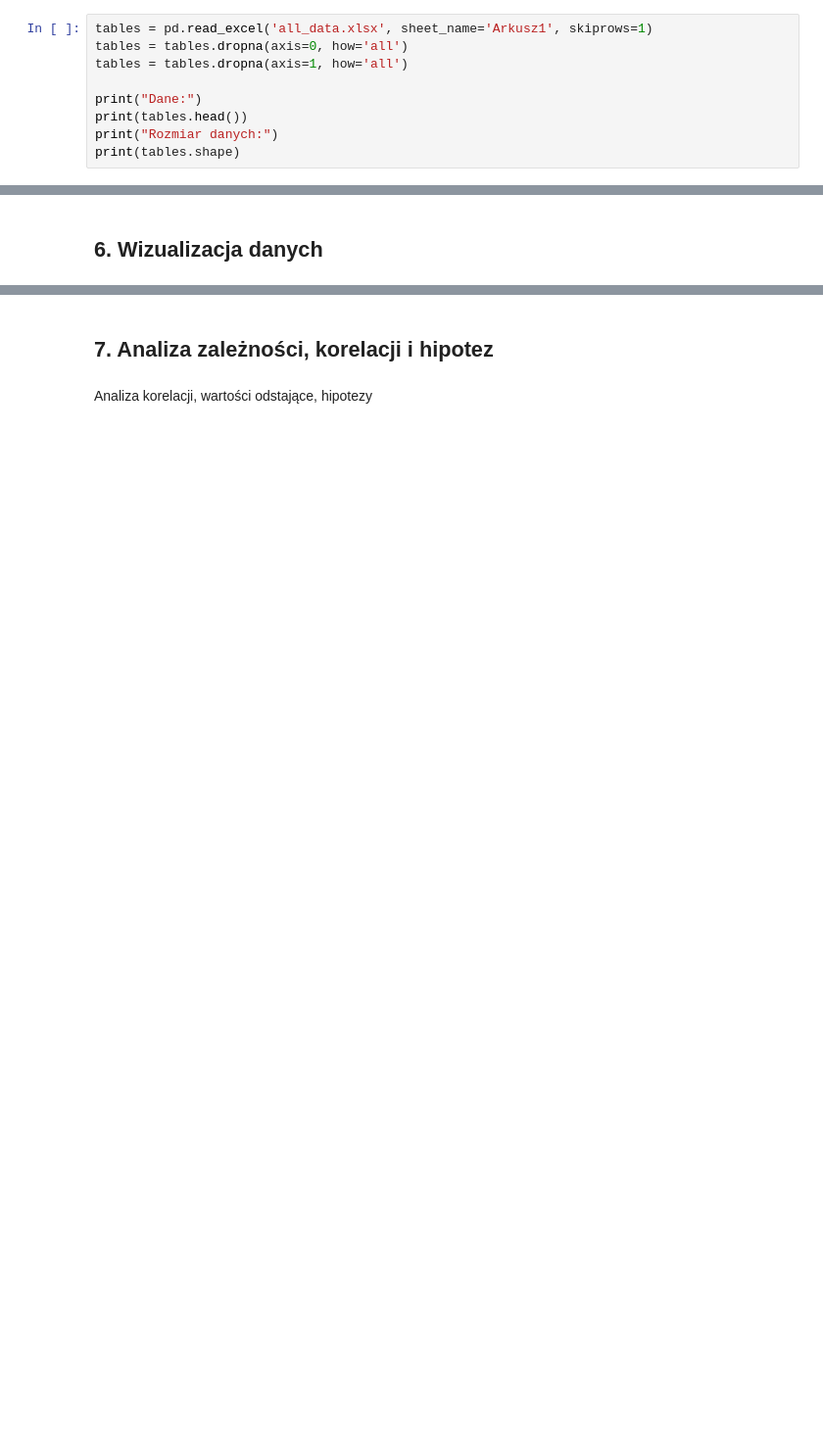
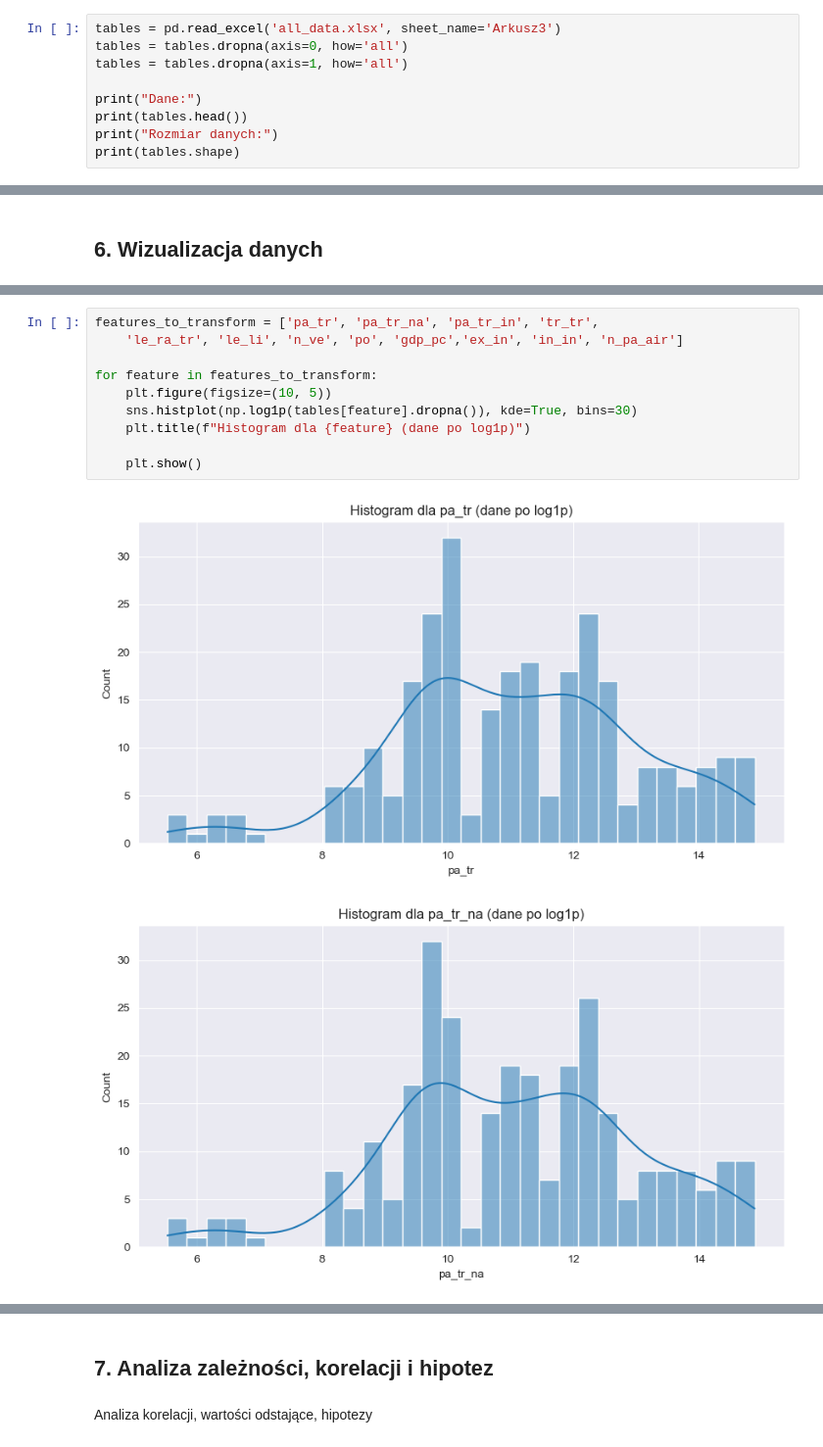
Before and after one commit to SzymonKovalski/ExploracjaTransportuKolejowego, a Jupyter notebook: analiza.ipynb, the cells around one changed output, grey strips where cells are left out. Shown at 98% size. Drawn from its saved outputs; the diff is of its cells as text; blank space fills up the shorter version.

Commit message:
Modified analiza.ipynb and changed the sheets in all_data.xlsx

```diff
--- a/analiza.ipynb
+++ b/analiza.ipynb
@@ -19,7 +20,7 @@ import matplotlib.pyplot as plt
 # %% [markdown]
 Wczytanie i przygotowanie danych:
 # %%
-tables = pd.read_excel('all_data.xlsx', sheet_name='Arkusz1', skiprows=1)
+tables = pd.read_excel('all_data.xlsx', sheet_name='Arkusz3')
 tables = tables.dropna(axis=0, how='all')
 tables = tables.dropna(axis=1, how='all')
 
@@ -315,0 +372,13 @@ Rozkłady zmiennych, histogramy, wykresy rozrzutu, macierz korelacji, wykresy pu
+# %%
+features_to_transform = ['pa_tr', 'pa_tr_na', 'pa_tr_in', 'tr_tr',
+    'le_ra_tr', 'le_li', 'n_ve', 'po', 'gdp_pc','ex_in', 'in_in', 'n_pa_air']
+
+for feature in features_to_transform:
+    plt.figure(figsize=(10, 5))
+    sns.histplot(np.log1p(tables[feature].dropna()), kde=True, bins=30)
+    plt.title(f"Histogram dla {feature} (dane po log1p)")
+
+    plt.show()
+# %% [output]
+[figure, added]
+[figure, added]
```
Also changed, not shown: parts of 47 cells of this notebook, 1 other file.
